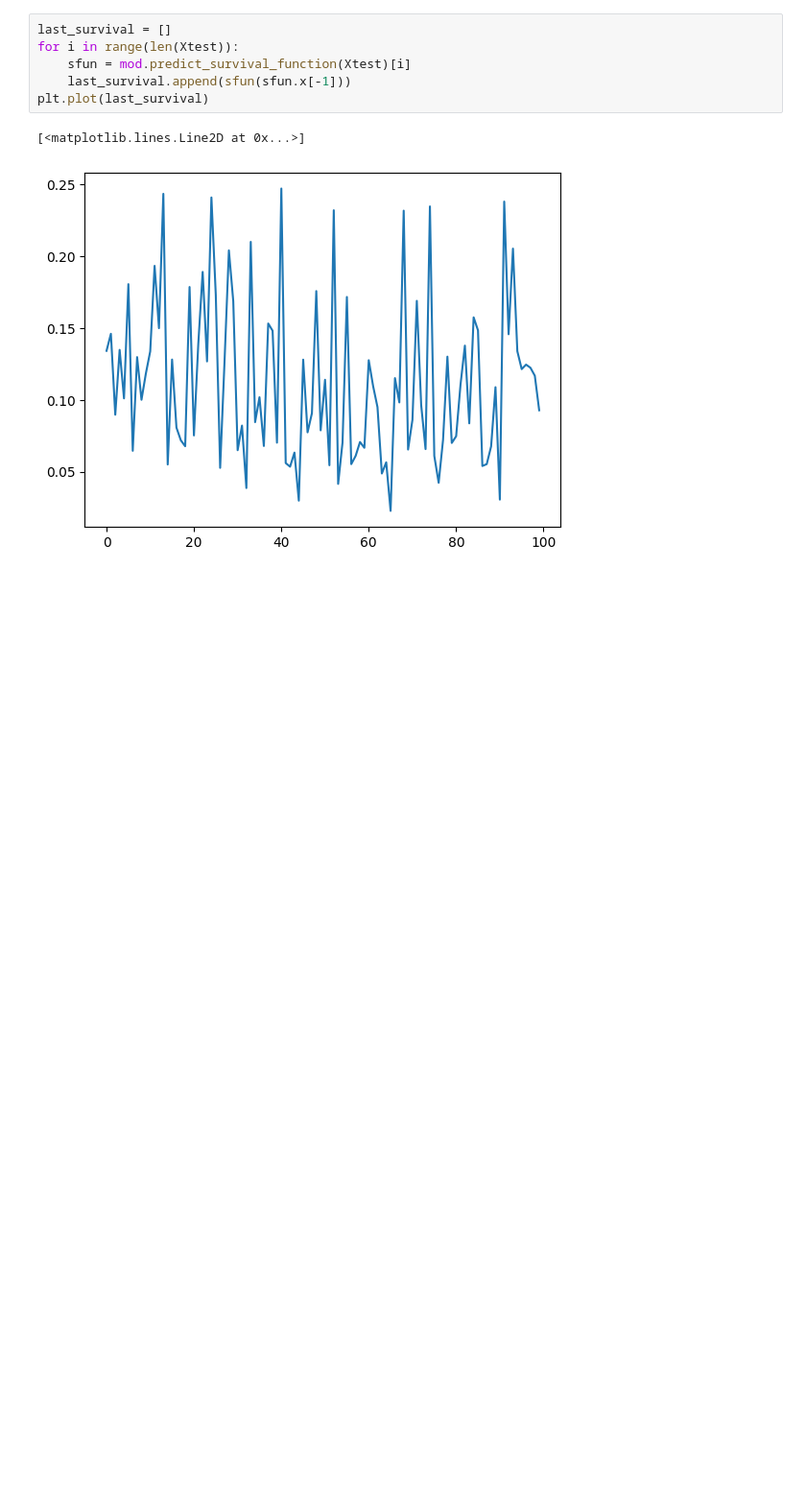
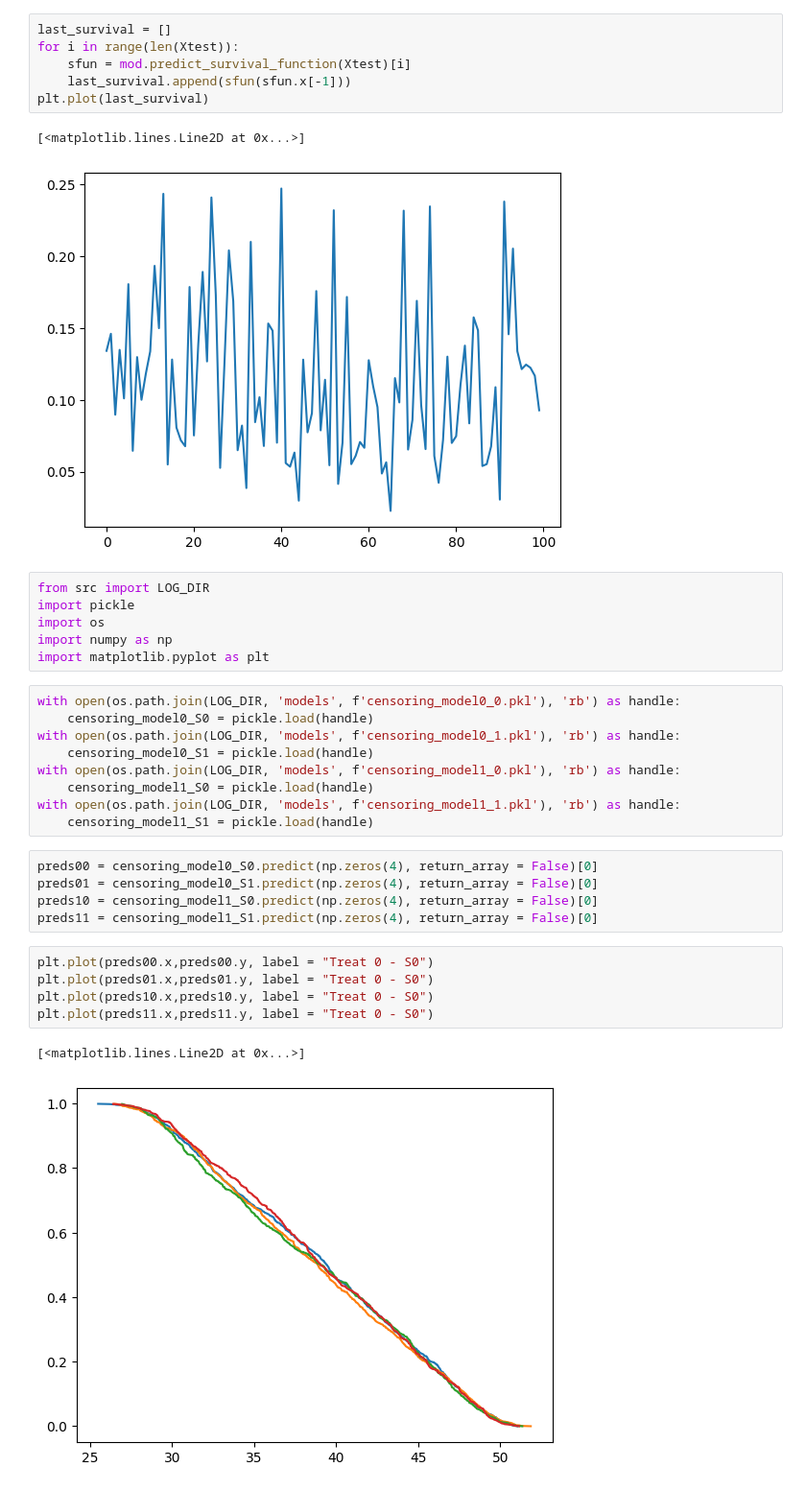
Before and after one commit to clinicalml/censored-falsification, a Jupyter notebook: notebooks/survival_curves.ipynb, the cells around one changed output. Shown at 96% size. Saved outputs shown, nothing was run; the diff lists cells and outputs as text; blank space fills up the shorter version.

```diff
--- a/notebooks/survival_curves.ipynb
+++ b/notebooks/survival_curves.ipynb
@@ -33,3 +33,31 @@ plt.plot(last_survival)
 # %% [output]
 [<matplotlib.lines.Line2D at 0x...>]
 [figure]
+# %%
+from src import LOG_DIR
+import pickle
+import os
+import numpy as np
+import matplotlib.pyplot as plt
+# %%
+with open(os.path.join(LOG_DIR, 'models', f'censoring_model0_0.pkl'), 'rb') as handle:
+    censoring_model0_S0 = pickle.load(handle)
+with open(os.path.join(LOG_DIR, 'models', f'censoring_model0_1.pkl'), 'rb') as handle:
+    censoring_model0_S1 = pickle.load(handle)
+with open(os.path.join(LOG_DIR, 'models', f'censoring_model1_0.pkl'), 'rb') as handle:
+    censoring_model1_S0 = pickle.load(handle)
+with open(os.path.join(LOG_DIR, 'models', f'censoring_model1_1.pkl'), 'rb') as handle:
+    censoring_model1_S1 = pickle.load(handle)
+# %%
+preds00 = censoring_model0_S0.predict(np.zeros(4), return_array = False)[0]
+preds01 = censoring_model0_S1.predict(np.zeros(4), return_array = False)[0]
+preds10 = censoring_model1_S0.predict(np.zeros(4), return_array = False)[0]
+preds11 = censoring_model1_S1.predict(np.zeros(4), return_array = False)[0]
+# %%
+plt.plot(preds00.x,preds00.y, label = "Treat 0 - S0")
+plt.plot(preds01.x,preds01.y, label = "Treat 0 - S0")
+plt.plot(preds10.x,preds10.y, label = "Treat 0 - S0")
+plt.plot(preds11.x,preds11.y, label = "Treat 0 - S0")
+# %% [output]
+[<matplotlib.lines.Line2D at 0x...>]
+[figure, added]
```
Also changed, not shown: 16 other files.
